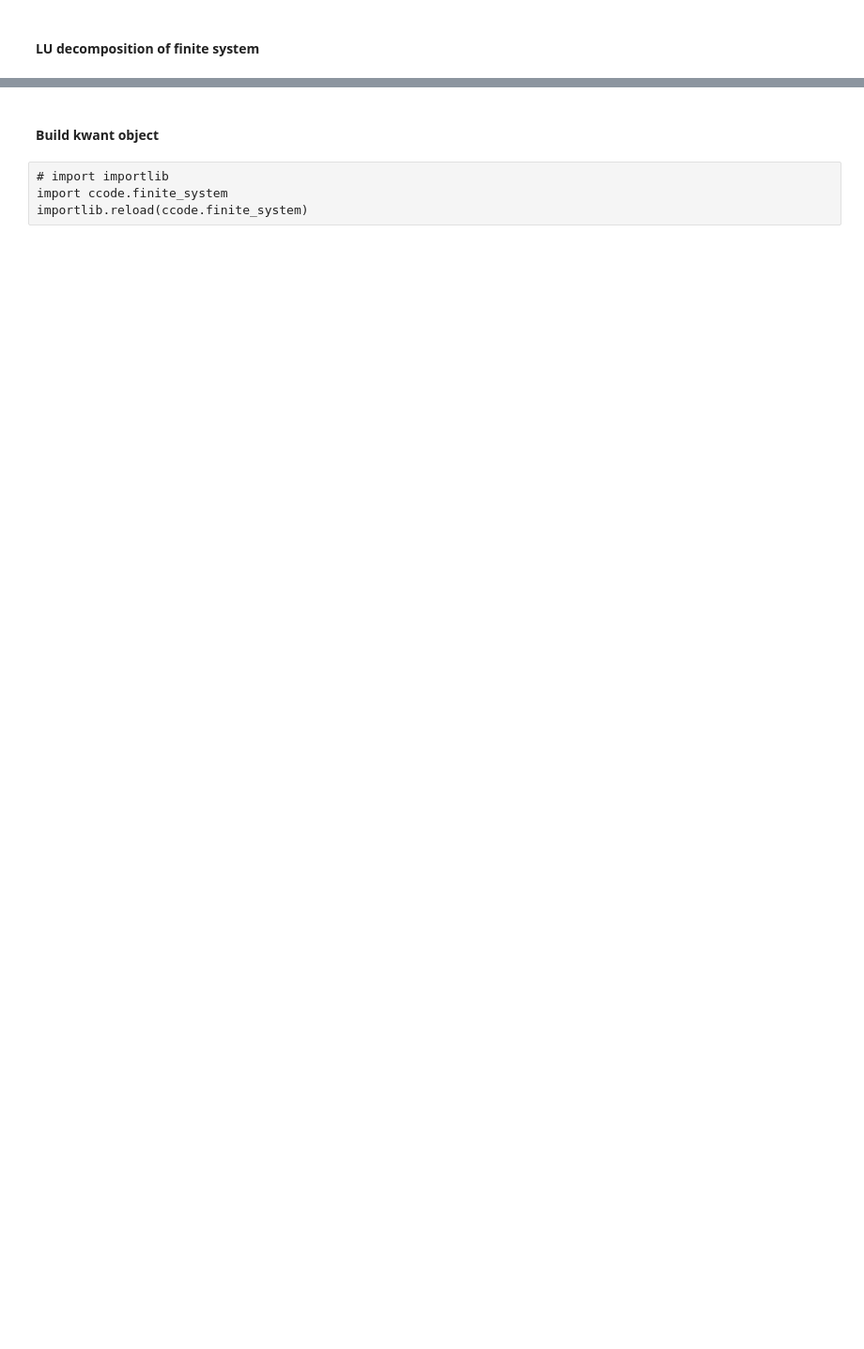
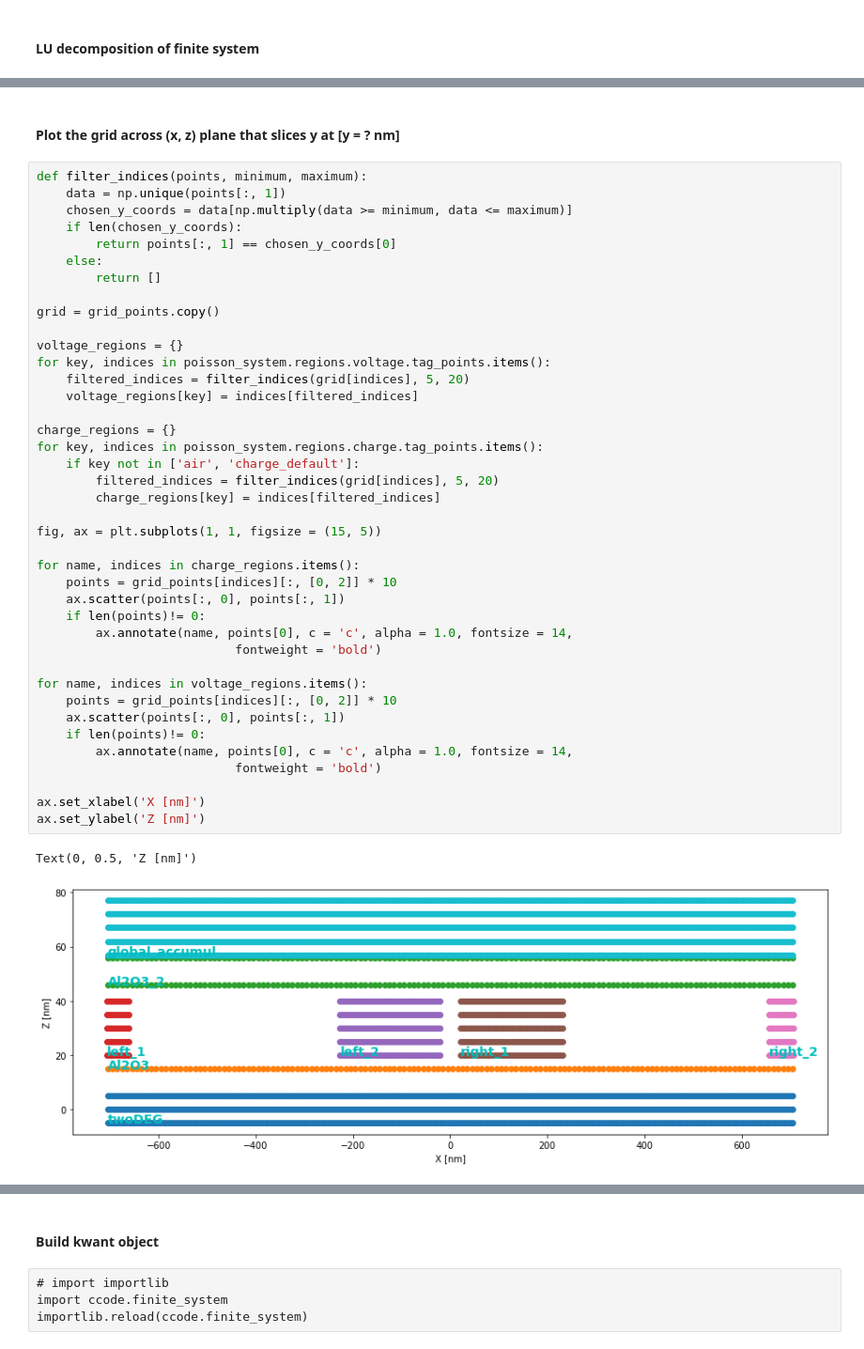
Before and after one commit to Satin21/Trijunction, a Jupyter notebook: analysis/Y.ipynb, the cells around one changed output, grey strips where cells are left out. Shown at 94% size. Drawn from its saved outputs; the diff is of its cells as text; blank space fills up the shorter version.

```diff
--- a/analysis/Y.ipynb
+++ b/analysis/Y.ipynb
@@ -221,0 +303,45 @@ site_coords, site_indices = discrete_system_coordinates(
+# %% [markdown]
+#### Plot the grid across (x, z) plane that slices y at [y = ? nm]
+# %%
+def filter_indices(points, minimum, maximum):
+    data = np.unique(points[:, 1])
+    chosen_y_coords = data[np.multiply(data >= minimum, data <= maximum)]
+    if len(chosen_y_coords):
+        return points[:, 1] == chosen_y_coords[0]
+    else:
+        return []
+
+grid = grid_points.copy()
+
+voltage_regions = {}
+for key, indices in poisson_system.regions.voltage.tag_points.items():
+    filtered_indices = filter_indices(grid[indices], 5, 20)
+    voltage_regions[key] = indices[filtered_indices]
+
+charge_regions = {}
+for key, indices in poisson_system.regions.charge.tag_points.items():
+    if key not in ['air', 'charge_default']:
+        filtered_indices = filter_indices(grid[indices], 5, 20)
+        charge_regions[key] = indices[filtered_indices]
+
+fig, ax = plt.subplots(1, 1, figsize = (15, 5))
+
+for name, indices in charge_regions.items():
+    points = grid_points[indices][:, [0, 2]] * 10
+    ax.scatter(points[:, 0], points[:, 1])
+    if len(points)!= 0:
+        ax.annotate(name, points[0], c = 'c', alpha = 1.0, fontsize = 14,
+                           fontweight = 'bold')
+
+for name, indices in voltage_regions.items():
+    points = grid_points[indices][:, [0, 2]] * 10
+    ax.scatter(points[:, 0], points[:, 1])
+    if len(points)!= 0:
+        ax.annotate(name, points[0], c = 'c', alpha = 1.0, fontsize = 14,
+                           fontweight = 'bold')
+
+ax.set_xlabel('X [nm]')
+ax.set_ylabel('Z [nm]')
+# %% [output]
+Text(0, 0.5, 'Z [nm]')
+[figure, added]
```
Also changed, not shown: parts of 43 cells of this notebook.
